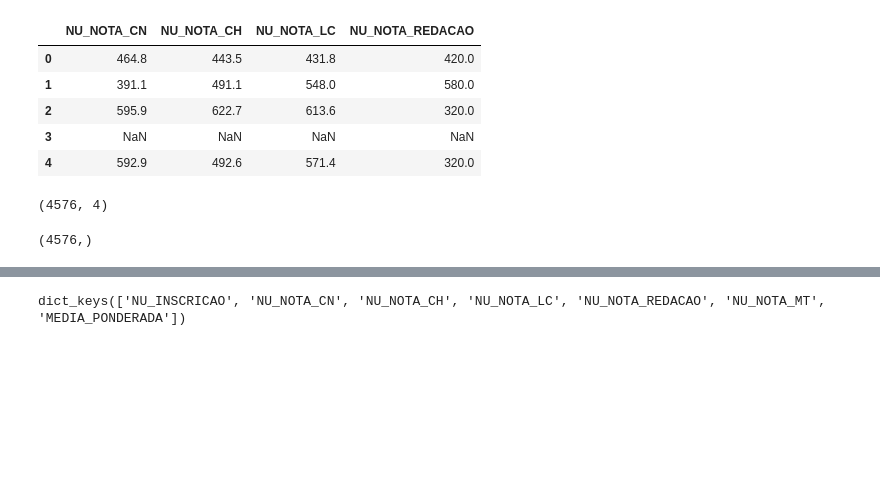
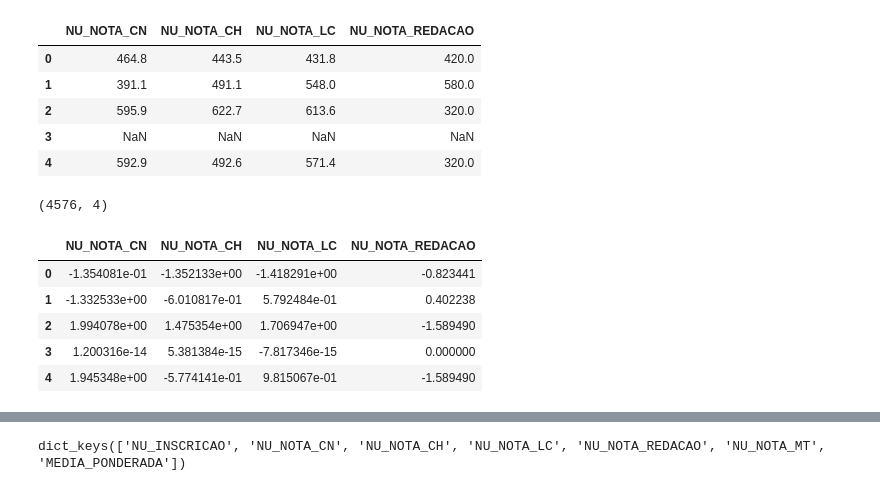
Before and after one commit to joberthrogers18/codenation-datascience, a Jupyter notebook: Challenge1/challenge1_enem.ipynb, the cells around one changed output, grey strips where cells are left out. Drawn from its saved outputs; the diff is of its cells as text; code cells hidden in the pictures; blank space fills up the shorter version.

```diff
--- a/Challenge1/challenge1_enem.ipynb
+++ b/Challenge1/challenge1_enem.ipynb
@@ -172,9 +174,20 @@ dataset_test['NU_NOTA_CN'].fillna(dataset_test['NU_NOTA_CN'].mean(), inplace=Tru
 dataset_test['NU_NOTA_CH'].fillna(dataset_test['NU_NOTA_CH'].mean(), inplace=True)
 dataset_test['NU_NOTA_LC'].fillna(dataset_test['NU_NOTA_LC'].mean(), inplace=True)
 dataset_test['NU_NOTA_REDACAO'].fillna(dataset_test['NU_NOTA_REDACAO'].mean(), inplace=True)
+# %%
+#OPTIONAL
+scaler_test = StandardScaler()
+scaler.fit(dataset_test)
+scaled_df_test = scaler.transform(dataset_test)
+col = ['NU_NOTA_CN', 'NU_NOTA_CH', 'NU_NOTA_LC', 'NU_NOTA_REDACAO']
+dataset_test = pd.DataFrame(scaled_df_test, columns=col)
+dataset_test.head()
+# %% [output]
+|  | NU_NOTA_CN | NU_NOTA_CH | NU_NOTA_LC | NU_NOTA_REDACAO |
+| 0 | -1.354081e-01 | -1.352133e+00 | -1.418291e+00 | -0.823441 |
+| 1 | -1.332533e+00 | -6.010817e-01 | 5.792484e-01 | 0.402238 |
+| 2 | 1.994078e+00 | 1.475354e+00 | 1.706947e+00 | -1.589490 |
+| 3 | 1.200316e-14 | 5.381384e-15 | -7.817346e-15 | 0.000000 |
+| 4 | 1.945348e+00 | -5.774141e-01 | 9.815067e-01 | -1.589490 |
 # %%
 pred_data = regr.predict(dataset_test)
-# %%
-pred_data.shape
-# %% [output]
-(4576,)
```
Also changed, not shown: parts of 11 cells of this notebook, 2 other files.
